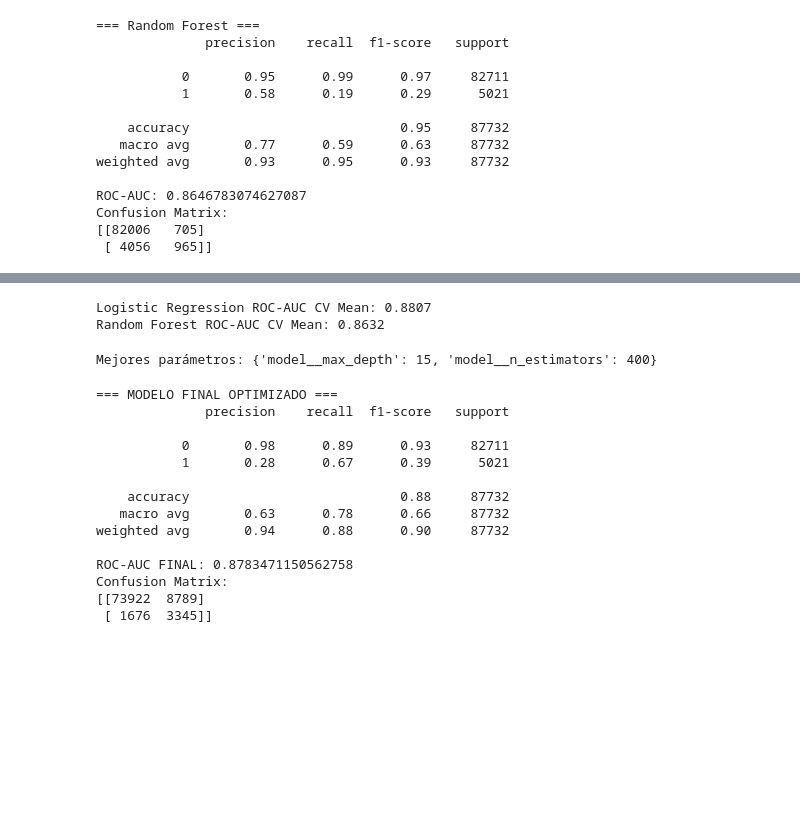
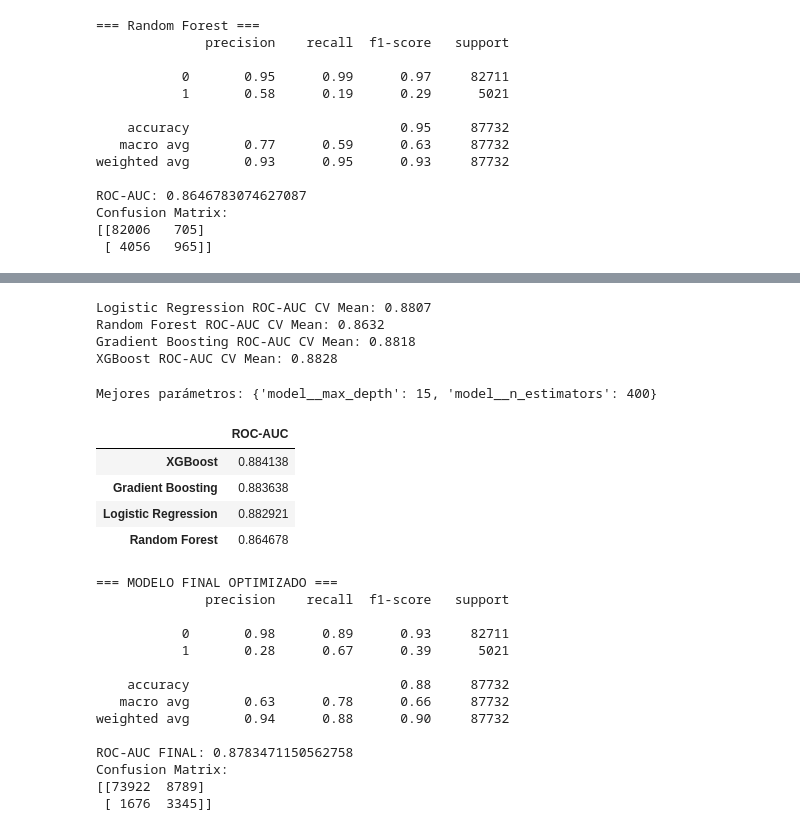
Before and after one commit to Juditga97/ML_Prevencion_Infartos, a Jupyter notebook: src/notebooks/Alejandro.ipynb, the cells around one changed output, grey strips where cells are left out. Saved outputs shown, nothing was run; the diff lists cells and outputs as text; code cells hidden in the pictures; blank space fills up the shorter version.

Commit message:
XGBoost_GradientBoost

```diff
--- a/src/notebooks/Alejandro.ipynb
+++ b/src/notebooks/Alejandro.ipynb
@@ -660,6 +660,8 @@ Nuevo máximo: 145.15
     - Mediana = 65
     - Tras mediana: 65, 50, 60, 70, 65, 65
 # %%
+df_clean = df.drop_duplicates()
+
 df_full = df_clean.copy()
 
 # Tratar NaN como iguales para eliminar duplicados
@@ -813,0 +858,26 @@ Confusion Matrix:
+# %%
+from xgboost import XGBClassifier
+
+xgb_model = Pipeline([
+    ("preprocessor", preprocessor),
+    ("model", XGBClassifier(
+        n_estimators=300,
+        learning_rate=0.05,
+        max_depth=4,
+        subsample=0.8,
+        colsample_bytree=0.8,
+        random_state=42,
+        eval_metric="logloss"
+    ))
+])
+
+xgb_model.fit(X_train, y_train)
+
+y_pred_xgb = xgb_model.predict(X_test)
+y_prob_xgb = xgb_model.predict_proba(X_test)[:, 1]
+
+print("=== XGBoost ===")
+print(classification_report(y_test, y_pred_xgb))
+print("ROC-AUC:", roc_auc_score(y_test, y_prob_xgb))
+print("Confusion Matrix:")
+print(confusion_matrix(y_test, y_pred_xgb))
@@ -817,7 +902,9 @@ import numpy as np
 
 models = {
     "Logistic Regression": baseline_model,
-    "Random Forest": rf_model
+    "Random Forest": rf_model,
+    "Gradient Boosting": gb_model,
+    "XGBoost": xgb_model
 }
 
 for name, model in models.items():
@@ -834,6 +921,8 @@ for name, model in models.items():
 # %% [output]
 Logistic Regression ROC-AUC CV Mean: 0.8807
 Random Forest ROC-AUC CV Mean: 0.8632
+Gradient Boosting ROC-AUC CV Mean: 0.8818
+XGBoost ROC-AUC CV Mean: 0.8828
 # %%
 from sklearn.model_selection import GridSearchCV
 
@@ -855,6 +944,24 @@ grid_search.fit(X_train, y_train)
 print("Mejores parámetros:", grid_search.best_params_)
 # %% [output]
 Mejores parámetros: {'model__max_depth': 15, 'model__n_estimators': 400}
+# %%
+results = {
+    "Logistic Regression": roc_auc_score(y_test, y_prob_base),
+    "Random Forest": roc_auc_score(y_test, y_prob_rf),
+    "Gradient Boosting": roc_auc_score(y_test, y_prob_gb),
+    "XGBoost": roc_auc_score(y_test, y_prob_xgb)
+}
+
+results_df = pd.DataFrame.from_dict(results, orient="index", columns=["ROC-AUC"])
+results_df = results_df.sort_values(by="ROC-AUC", ascending=False)
+
+results_df
+# %% [output]
+|  | ROC-AUC |
+| XGBoost | 0.884138 |
+| Gradient Boosting | 0.883638 |
+| Logistic Regression | 0.882921 |
+| Random Forest | 0.864678 |
 # %%
 best_model = grid_search.best_estimator_
 
```
Also changed, not shown: parts of 4 cells of this notebook.
